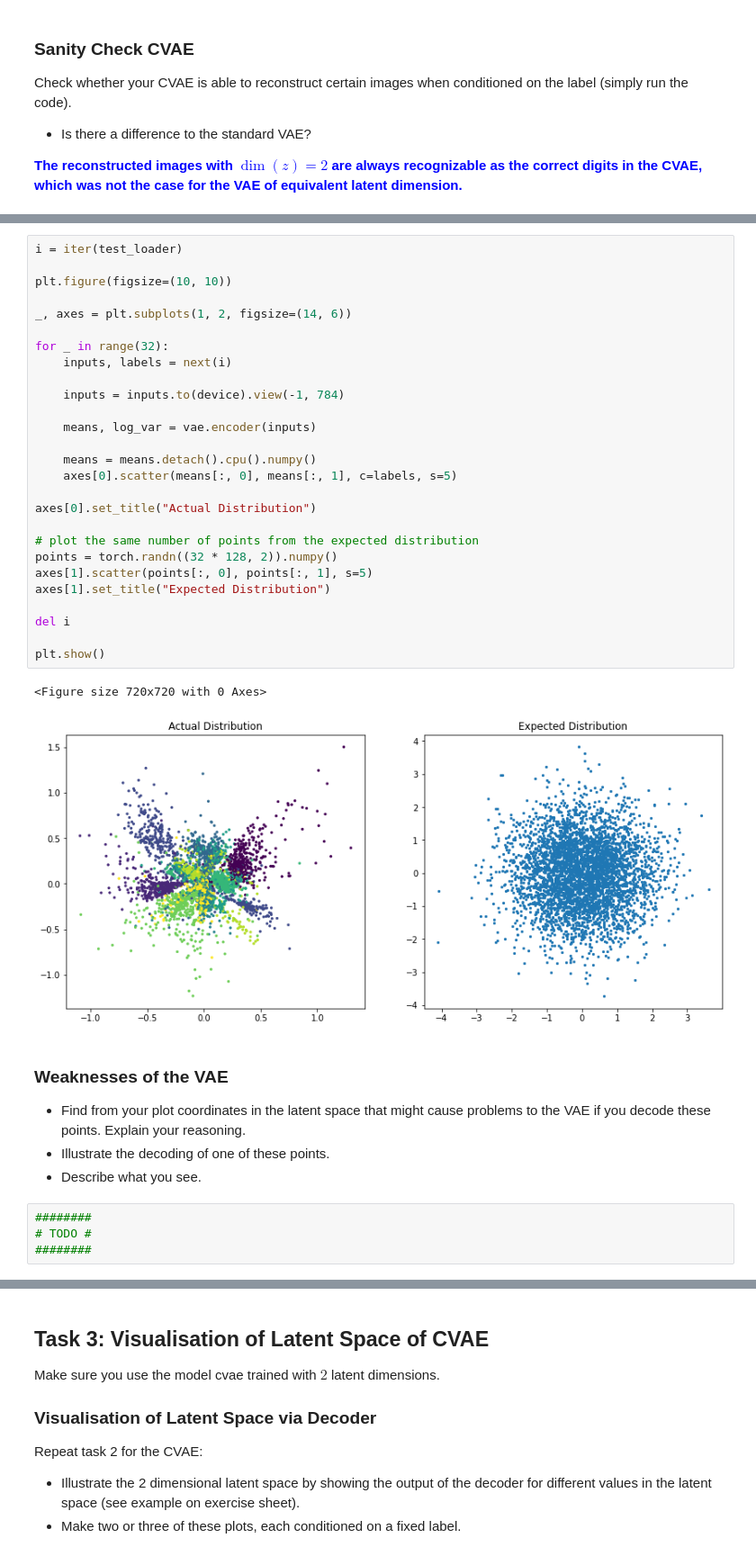
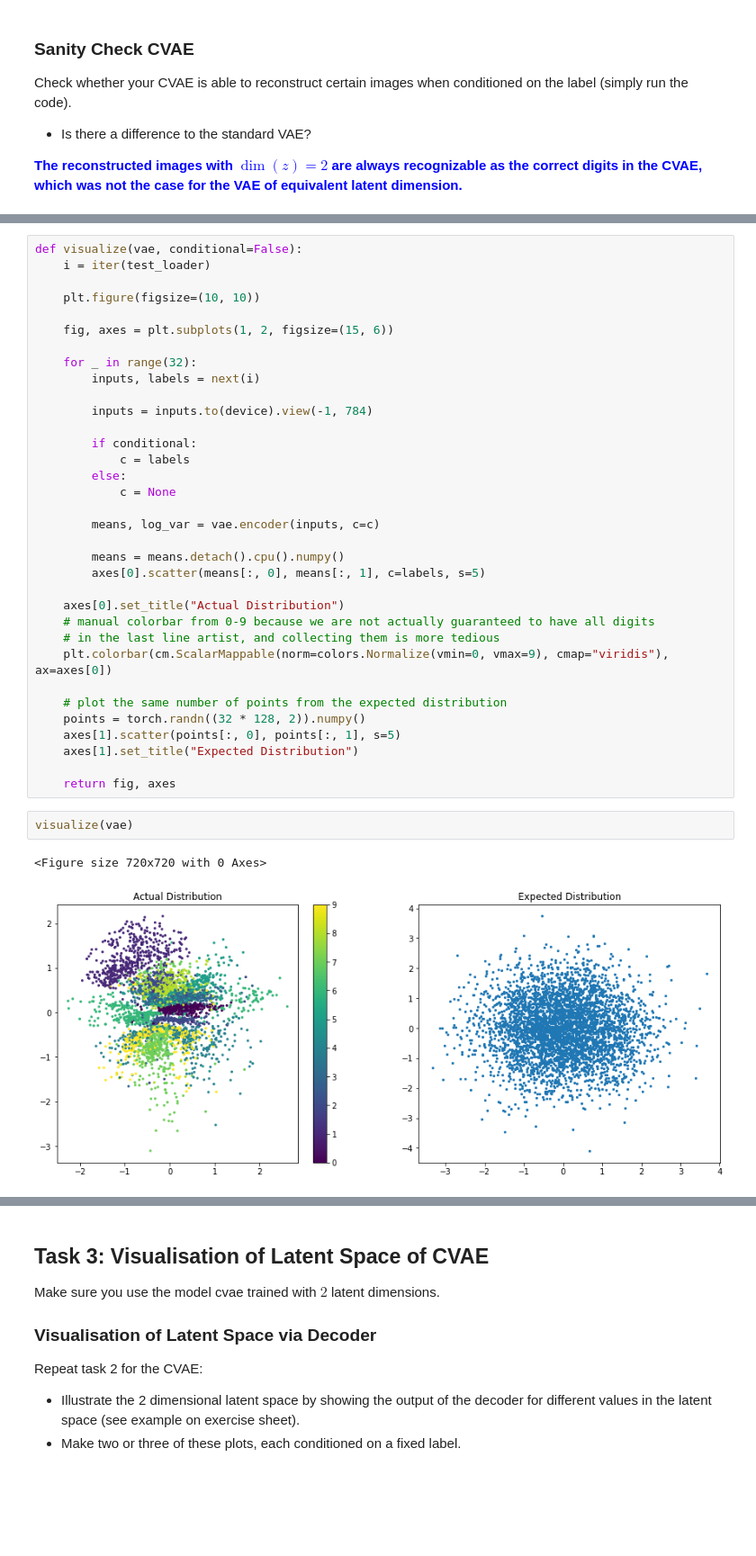
Before and after one commit to LarsKue/AML, a Jupyter notebook: exercise04/cvae.ipynb, the cells around one changed output, grey strips where cells are left out. Shown at 90% size. Drawn from its saved outputs; the diff is of its cells as text; blank space fills up the shorter version.

```diff
--- a/exercise04/cvae.ipynb
+++ b/exercise04/cvae.ipynb
@@ -718,41 +765,41 @@ The points are also overall closer to the mean than in the expected distribution
 scaling of the variance has no effect on the actual distribution and can be ignored.
 </div>
 # %%
-i = iter(test_loader)
+def visualize(vae, conditional=False):
+    i = iter(test_loader)
 
-plt.figure(figsize=(10, 10))
+    plt.figure(figsize=(10, 10))
 
-_, axes = plt.subplots(1, 2, figsize=(14, 6))
+    fig, axes = plt.subplots(1, 2, figsize=(15, 6))
 
-for _ in range(32):
-    inputs, labels = next(i)
+    for _ in range(32):
+        inputs, labels = next(i)
 
-    inputs = inputs.to(device).view(-1, 784)
+        inputs = inputs.to(device).view(-1, 784)
 
-    means, log_var = vae.encoder(inputs)
+        if conditional:
+            c = labels
+        else:
+            c = None
 
-    means = means.detach().cpu().numpy()
-    axes[0].scatter(means[:, 0], means[:, 1], c=labels, s=5)
+        means, log_var = vae.encoder(inputs, c=c)
 
-axes[0].set_title("Actual Distribution")
+        means = means.detach().cpu().numpy()
+        axes[0].scatter(means[:, 0], means[:, 1], c=labels, s=5)
 
-# plot the same number of points from the expected distribution
-points = torch.randn((32 * 128, 2)).numpy()
-axes[1].scatter(points[:, 0], points[:, 1], s=5)
-axes[1].set_title("Expected Distribution")
+    axes[0].set_title("Actual Distribution")
+    # manual colorbar from 0-9 because we are not actually guaranteed to have all digits
+    # in the last line artist, and collecting them is more tedious
+    plt.colorbar(cm.ScalarMappable(norm=colors.Normalize(vmin=0, vmax=9), cmap="viridis"), ax=axes[0])
 
-del i
+    # plot the same number of points from the expected distribution
+    points = torch.randn((32 * 128, 2)).numpy()
+    axes[1].scatter(points[:, 0], points[:, 1], s=5)
+    axes[1].set_title("Expected Distribution")
 
-plt.show()
+    return fig, axes
-# %% [output]
-<Figure size 720x720 with 0 Axes>
-[figure, removed]
-# %% [markdown]
-### Weaknesses of the VAE
-* Find from your plot coordinates in the latent space that might cause problems to the VAE if you decode these points. Explain your reasoning.
-* Illustrate the decoding of one of these points.
-* Describe what you see.
-# %%
-########
-# TODO #
-########
+# %%
+visualize(vae)
+# %% [output]
+<Figure size 720x720 with 0 Axes>
+[figure, added]
```
Also changed, not shown: parts of 27 cells of this notebook.
